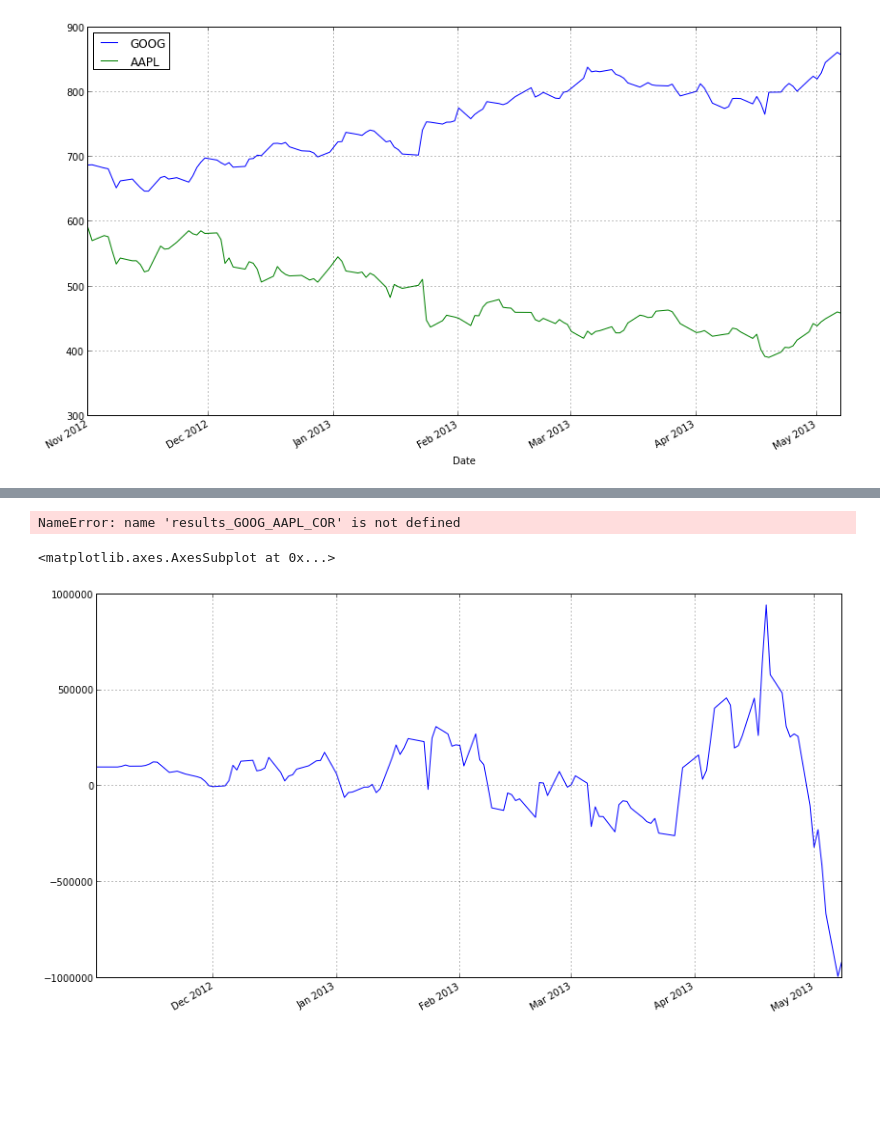
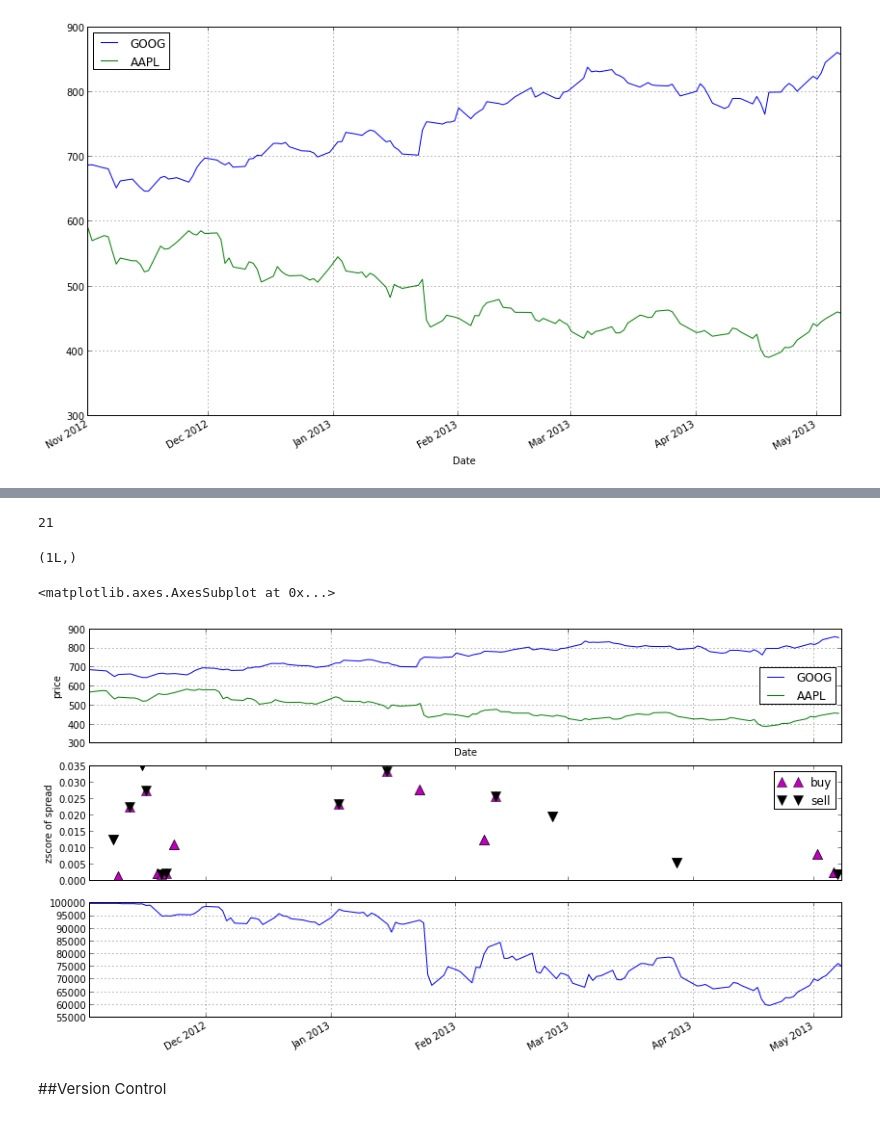
Before and after one commit to agconti/trading, a Jupyter notebook: GOOG V. AAPL Correlation Arb.ipynb, the cells around one changed output, grey strips where cells are left out. Cells and saved outputs as stored; diff of their text form; code cells hidden in the pictures; blank space fills up the shorter version.

Commit message:
Improved plotting

```diff
--- a/GOOG V. AAPL Correlation Arb.ipynb
+++ b/GOOG V. AAPL Correlation Arb.ipynb
@@ -51,7 +61,7 @@ class GOOG_AAPL_COR(TradingAlgorithm): # inherit from TradingAlgorithm
 	def initialize(self):
 		AUM = 1000000
 		self.window_length = 5
-		self.corr_tolerance = 0.8
+		self.corr_tolerance = 0.9
 		self.max_notional = AUM + 0.1
 		self.min_notional = AUM * (-1)
 		self.pricealag = 0
@@ -70,29 +80,31 @@ class GOOG_AAPL_COR(TradingAlgorithm): # inherit from TradingAlgorithm
 		#self.corr_df.AAPL.append({data.AAPL.datetime: pricea})
 		#self.corr_df.GOOG.append({data.GOOG.datetime: priceg})
 
-		corr = self.correlation(data, pricea, priceg)
+		corr, pval = self.correlation(data, pricea, priceg)
 		print corr
 
 		#notional = self.portfolio.positions[data.AAPL].amount * pricea
 		#notional = notional + self.portfolio.positions[data.GOOG].amount * priceg
 
+        #substract movements from SPX
+
 		# need to include and optimization for # of shares
 		if priceg < self.priceglag and corr > self.corr_tolerance:
 			self.order('AAPL',-100)
-			self.sell_orders.append(data.AAPL.datetime)
+			self.sell_orders.append((data.AAPL.datetime, pval))
 			print "{dt}: Selling 100 AAPL shares.".format(dt = data.AAPL.datetime)
 		elif priceg > self.priceglag and corr > self.corr_tolerance:
 			self.order('AAPL',100)
-			self.buy_orders.append(data.AAPL.datetime)
+			self.buy_orders.append((data.AAPL.datetime, pval))
 			print "{dt}: Buying 100 AAPL shares.".format(dt = data.AAPL.datetime)
 
 		if pricea < self.pricealag and  corr > self.corr_tolerance:
 			self.order('GOOG',-100)
-			self.sell_orders.append(data.GOOG.datetime)
+			self.sell_orders.append((data.GOOG.datetime, pval))
 			print "{dt}: Selling 100 GOOG shares.".format(dt = data.GOOG.datetime)
 		elif pricea > self.pricealag and corr > self.corr_tolerance:
 			self.order('GOOG',100)
-			self.buy_orders.append(data.GOOG.datetime)
+			self.buy_orders.append((data.GOOG.datetime, pval))
 			print "{dt}: Buying 100 GOOG shares.".format(dt = data.GOOG.datetime)
 
 		# lag price variables
@@ -102,9 +114,9 @@ class GOOG_AAPL_COR(TradingAlgorithm): # inherit from TradingAlgorithm
 	def correlation(self, data, pricea, priceg):
 		self.corr_values_aapl.append(pricea)
 		self.corr_values_goog.append(priceg)
-		corr = np.correlate(self.corr_values_aapl[-self.window_length:], self.corr_values_goog[-self.window_length:])
+		corr = pearsonr(self.corr_values_aapl[-self.window_length:], self.corr_values_goog[-self.window_length:]) # [0] only get the correltion
 		return corr
 # %%
-algo = GOOG_AAPL_COR()
-results_GOOG_AAPL_COR = algo.run(data)
+GOOG_AAPL_COR = GOOG_AAPL_COR()
+results_GOOG_AAPL_COR = GOOG_AAPL_COR.run(data)
 # %% [output]
@@ -148,29 +143,36 @@ results_GOOG_AAPL_COR = algo.run(data)
 2013-05-07 00:00:00+00:00: Selling 100 AAPL shares.
 2013-05-07 00:00:00+00:00: Selling 100 GOOG shares.
-# %%
-print results_GOOG_AAPL_COR
-# %% [output]
-NameError: name 'results_GOOG_AAPL_COR' is not defined
-# %%
-results_GOOG_AAPL_COR.portfolio_value.plot()
-# %% [output]
-<matplotlib.axes.AxesSubplot at 0x...>
-[figure, removed]
+# %%
+len(GOOG_AAPL_COR.buy_orders[:,1])
+# %% [output]
+21
+# %%
+np.linspace(0,1,).shape
+# %% [output]
+(1L,)
 # %%
 ax1 = plt.subplot(311)
 data[['GOOG', 'AAPL']].plot(ax=ax1)
 plt.ylabel('price')
 plt.setp(ax1.get_xticklabels(), visible=False)
 
+GOOG_AAPL_COR.buy_orders = np.asarray(GOOG_AAPL_COR.buy_orders)
+GOOG_AAPL_COR.sell_orders = np.asarray(GOOG_AAPL_COR.sell_orders)
+
 ax2 = plt.subplot(312, sharex=ax1)
-plt.plot(GOOG_AAPL_COR.buy_orders, data.zscores.ix[pairtrade.buy_orders], '^', c='m', markersize=10, label='buy')
-plt.plot(GOOG_AAPL_COR.sell_orders, data.zscores.ix[pairtrade.sell_orders], 'v', c='k', markersize=10, label='sell')
+#plt.plot(GOOG_AAPL_COR.buy_orders[:,1], np.linspace(0,100,len(GOOG_AAPL_COR.buy_orders[:,1])), color = 'r')
+#plt.plot(GOOG_AAPL_COR.sell_orders[:,1], np.linspace(0,100,len(GOOG_AAPL_COR.sell_orders[:,1])), color = 'r')
+plt.plot(GOOG_AAPL_COR.buy_orders[:,0], GOOG_AAPL_COR.buy_orders[:,1], '^', c='m', markersize=10, label='buy')
+plt.plot(GOOG_AAPL_COR.sell_orders[:,0], GOOG_AAPL_COR.sell_orders[:,1], 'v', c='k', markersize=10, label='sell')
 plt.ylabel('zscore of spread')
 plt.setp(ax2.get_xticklabels(), visible=False)
 plt.legend()
 
 ax3 = plt.subplot(313, sharex=ax1)
-stats.portfolio_value.plot()
+results_GOOG_AAPL_COR.portfolio_value.plot()
+# %% [output]
+<matplotlib.axes.AxesSubplot at 0x...>
+[figure, added]
 # %%
 import statsmodels.api as sm
 
@@ -274,3 +276,5 @@ plt.legend()
 
 ax3 = plt.subplot(313, sharex=ax1)
 stats.portfolio_value.plot()
+# %% [markdown]
+##Version Control
```
Also changed, not shown: parts of 6 cells of this notebook.
